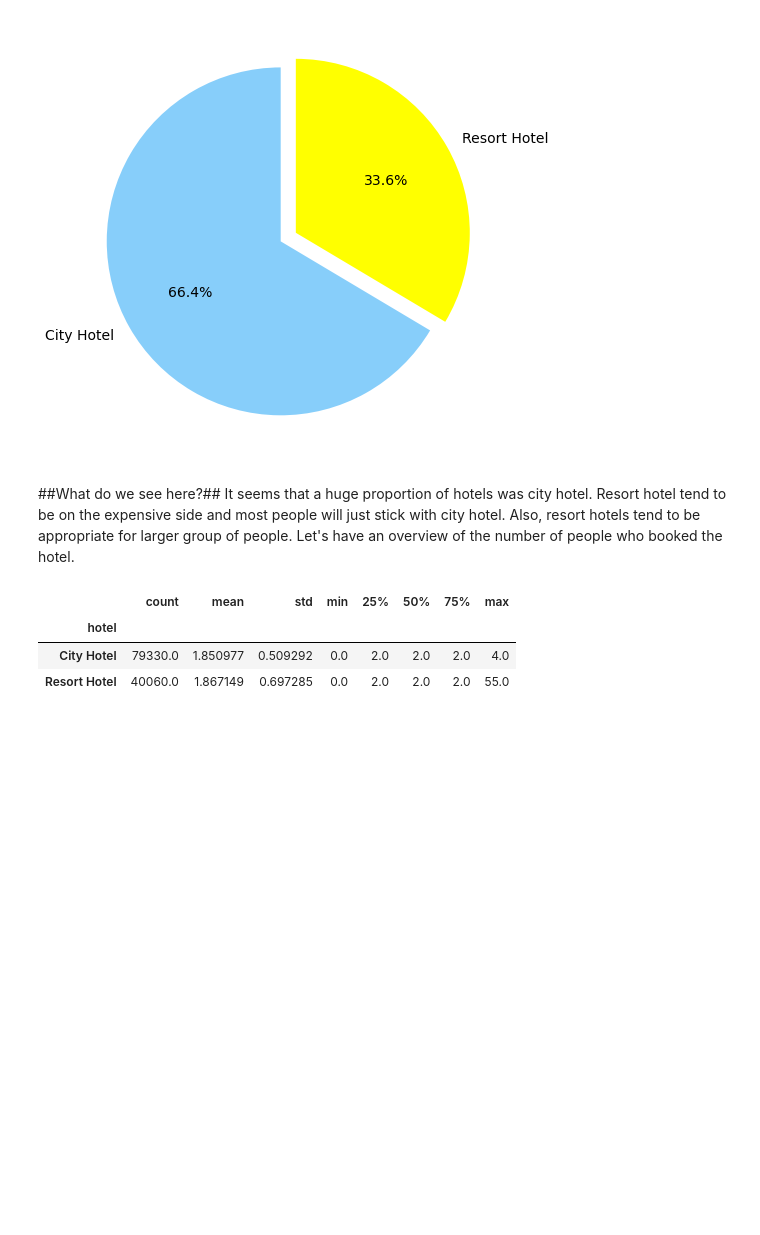
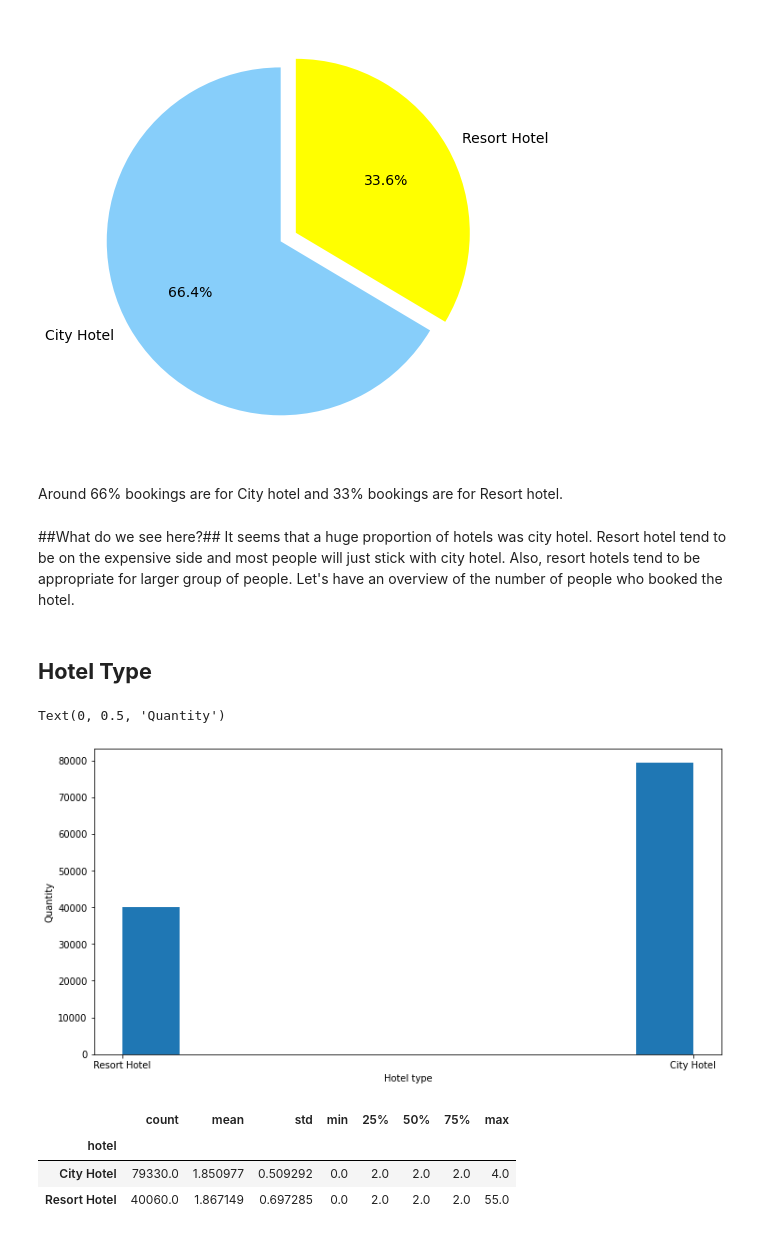
Before and after one commit to 9844964194/Sachin-Panchal, a Jupyter notebook: Hotel_Booking_Analysis_Capstone_Project.ipynb, the cells around one changed output. Saved outputs shown, nothing was run; the diff lists cells and outputs as text; code cells hidden in the pictures; blank space fills up the shorter version.

```diff
--- a/Hotel_Booking_Analysis_Capstone_Project.ipynb
+++ b/Hotel_Booking_Analysis_Capstone_Project.ipynb
@@ -240,11 +244,23 @@ plt.pie(sizes, explode=explode, labels=labels, colors=colors, autopct='%1.1f%%',
  [Text(-0.5216815272988897, -0.29639228072791923, '66.4%'),
   Text(0.6086284485153717, 0.3457909941825721, '33.6%')])
 [figure]
+# %% [markdown]
+Around 66% bookings are for City hotel and 33% bookings are for Resort hotel.
 # %% [markdown]
 ##What do we see here?##
 It seems that a huge proportion of hotels was city hotel. Resort hotel tend to be on the expensive side and most people will just stick with city hotel.
 Also, resort hotels tend to be appropriate for larger group of people.
 Let's have an overview of the number of people who booked the hotel.
+# %% [markdown]
+## <b> Hotel Type </b> ##
+# %%
+fig,ax = plt.subplots(figsize=(12,6))
+ax.hist(data['hotel'])
+ax.set_xlabel('Hotel type')
+ax.set_ylabel('Quantity')
+# %% [output]
+Text(0, 0.5, 'Quantity')
+[figure, added]
 # %%
 # Looking into adults.
 # Using groupby to group according to hotel types only.
```
Also changed, not shown: parts of 21 cells of this notebook.
